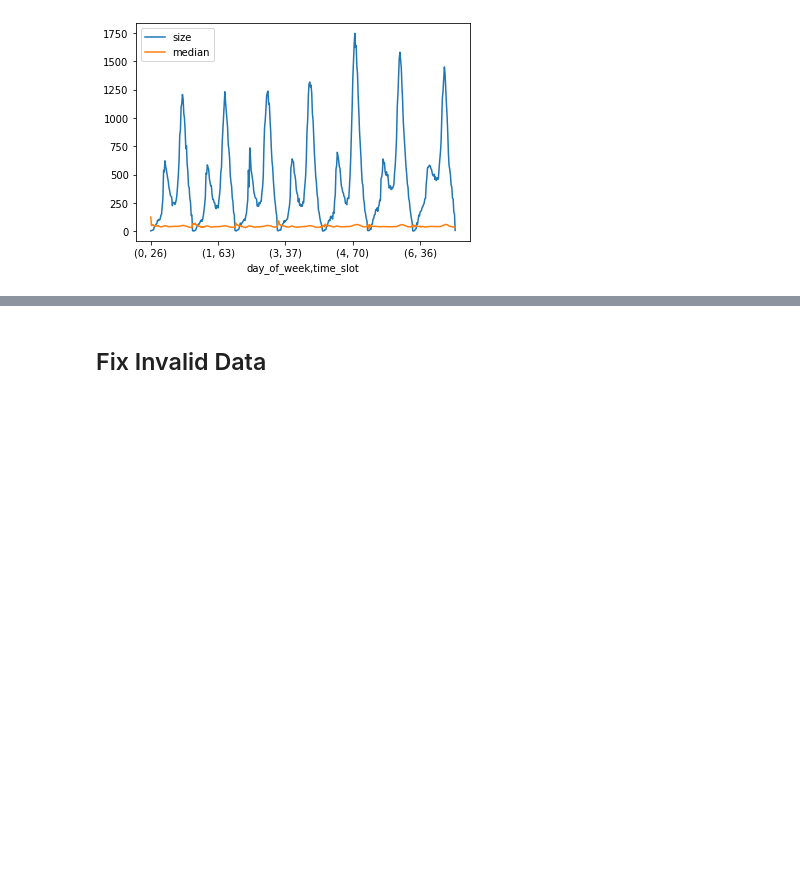
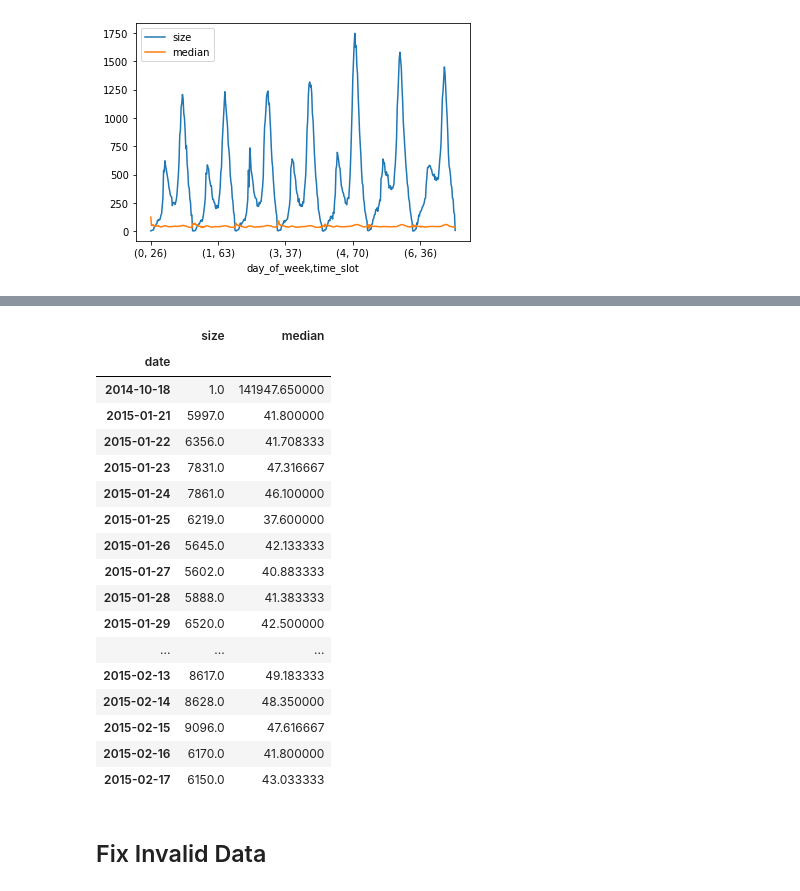
Before and after one commit to lyhost/text_similarity_example, a Jupyter notebook: DoorDash HW.ipynb, the cells around one changed output, grey strips where cells are left out. Cells and saved outputs as stored; diff of their text form; code cells hidden in the pictures; blank space fills up the shorter version.

```diff
--- a/DoorDash HW.ipynb
+++ b/DoorDash HW.ipynb
@@ -202,3 +205,24 @@ df[df.delivery_duration < 600].groupby(['day_of_week', 'time_slot'])['delivery_d
+# %%
+dates
+# %% [output]
+|  | size | median |
+| date |  |  |
+| 2014-10-18 | 1.0 | 141947.650000 |
+| 2015-01-21 | 5997.0 | 41.800000 |
+| 2015-01-22 | 6356.0 | 41.708333 |
+| 2015-01-23 | 7831.0 | 47.316667 |
+| 2015-01-24 | 7861.0 | 46.100000 |
+| 2015-01-25 | 6219.0 | 37.600000 |
+| 2015-01-26 | 5645.0 | 42.133333 |
+| 2015-01-27 | 5602.0 | 40.883333 |
+| 2015-01-28 | 5888.0 | 41.383333 |
+| 2015-01-29 | 6520.0 | 42.500000 |
+| ... | ... | ... |
+| 2015-02-13 | 8617.0 | 49.183333 |
+| 2015-02-14 | 8628.0 | 48.350000 |
+| 2015-02-15 | 9096.0 | 47.616667 |
+| 2015-02-16 | 6170.0 | 41.800000 |
+| 2015-02-17 | 6150.0 | 43.033333 |
 # %% [markdown]
 ## Fix Invalid Data
 # %%
```
Also changed, not shown: parts of 24 cells of this notebook.
